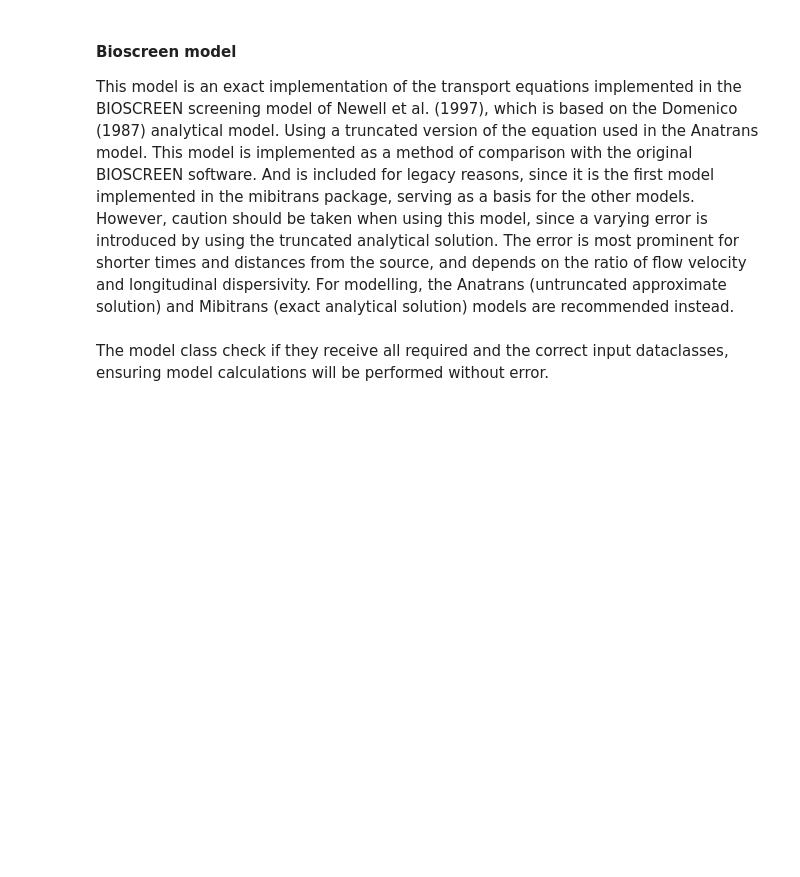
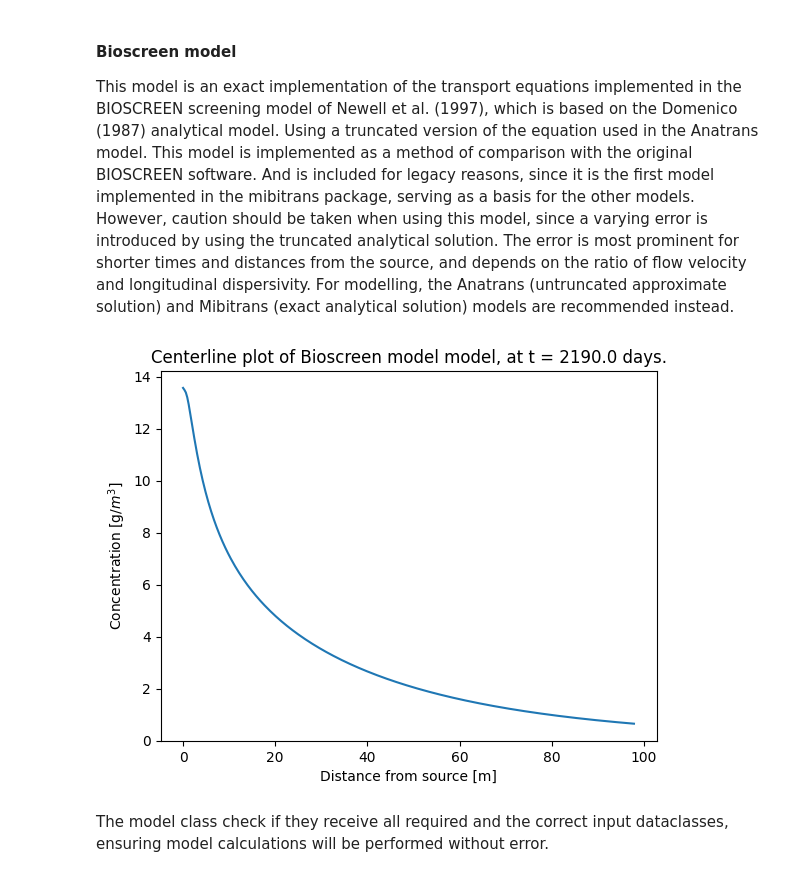
Before and after one commit to MiBiPreT/mibitrans, a Jupyter notebook: examples/example_walkthrough.ipynb, the cells around one changed output. Saved outputs shown, nothing was run; the diff lists cells and outputs as text; code cells hidden in the pictures; blank space fills up the shorter version.

```diff
--- a/examples/example_walkthrough.ipynb
+++ b/examples/example_walkthrough.ipynb
@@ -356,13 +407,15 @@ This model is an exact implementation of the transport equations implemented in
 # %%
 bio_object = Bioscreen(
     hydrological_parameters=hydro,
     attenuation_parameters=att,
     source_parameters=source,
     model_parameters=model
 )
-bio_object.run()
-bio_object.centerline()
+bio_results = bio_object.run()
+bio_results.centerline()
 plt.show()
+# %% [output]
+[figure, added]
 # %% [markdown]
 The model class check if they receive all required and the correct input dataclasses, ensuring model calculations will be performed without error.
 # %%
```
Also changed, not shown: parts of 17 cells of this notebook, 2 other files.
